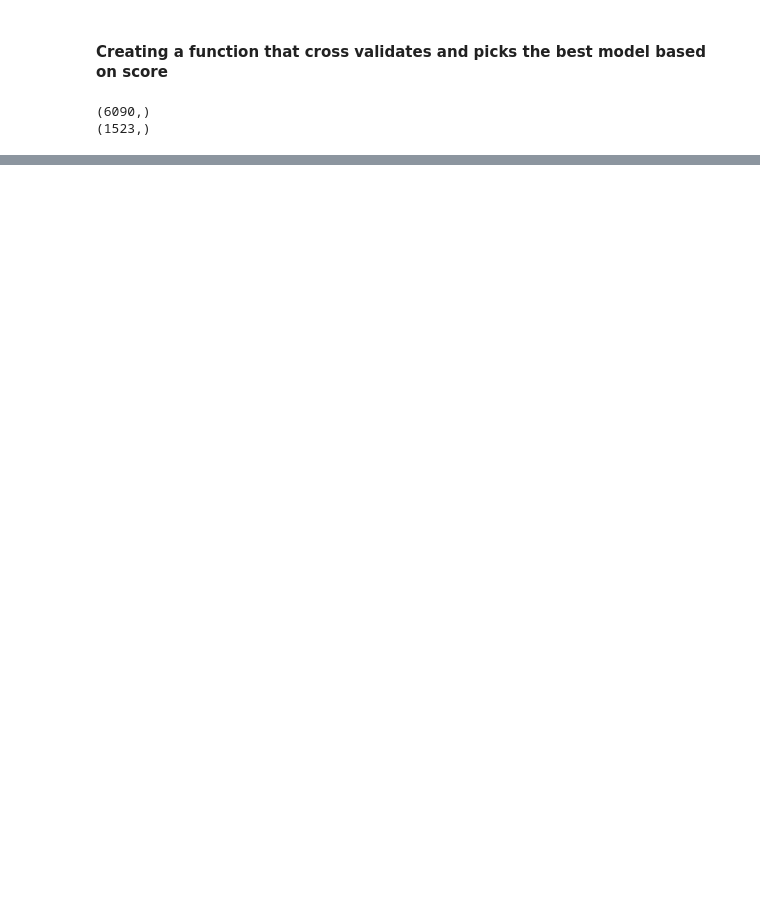
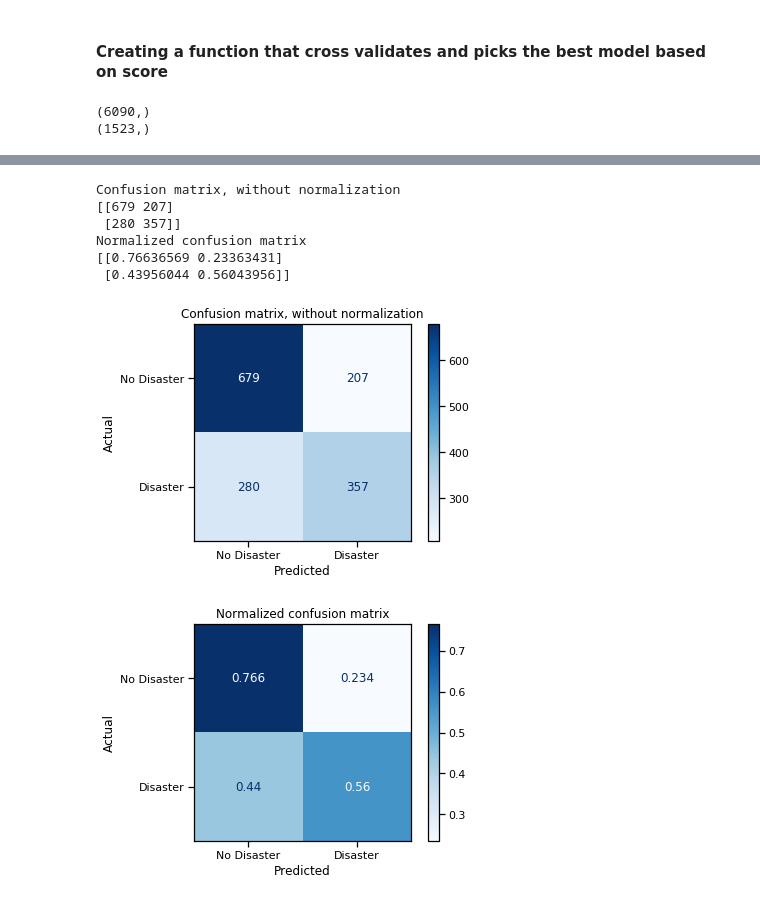
Before and after one commit to mandavatk/AnalyticsFinalProject, a Jupyter notebook: Team2_NLP_Disaster_Tweets.ipynb, the cells around one changed output, grey strips where cells are left out. Drawn from its saved outputs; the diff is of its cells as text; code cells hidden in the pictures; blank space fills up the shorter version.

Commit message:
added confusion matrix

```diff
--- a/Team2_NLP_Disaster_Tweets.ipynb
+++ b/Team2_NLP_Disaster_Tweets.ipynb
@@ -393,7 +378,7 @@ NameError: name 'train_vectors' is not defined
 # %% [markdown]
 #### Creating a function that cross validates and picks the best model based on score
 # %%
-x = train_clean["tokens"]
+x = train_clean["token"]
 y = train_clean["target"]
 # %%
 from sklearn.model_selection import train_test_split
@@ -469,0 +466,4 @@ The default value of gamma will change from 'auto' to 'scale' in version 0.22 to
+# %%
+# example use of printAccuracyInfo using gbc_model and X_test
+# note: if you trained model using rfecv_selected_train, you need to call the function with rfecv_selected_test for X_test
+xg.fit(x_train,y_train)
@@ -469,0 +501,39 @@ The default value of gamma will change from 'auto' to 'scale' in version 0.22 to
+# %%
+import matplotlib.pyplot as plt
+from sklearn.metrics import plot_confusion_matrix
+
+'''Function to print confusion matrix for a model
+   You may need to run this to update to scikit-learn version 0.22.1
+         !pip install -U scikit-learn --user
+'''
+
+def plotConfusionMatrix (negative_label, positive_label, model, x_test, y_test):
+    titles_options = [("Confusion matrix, without normalization", None,'d'),
+                      ("Normalized confusion matrix", 'true','.3g')]
+    for title, normalize,val_frmt in titles_options:
+        disp = plot_confusion_matrix(model, x_test, y_test,
+                                     display_labels=[negative_label,positive_label],
+                                     cmap=plt.cm.Blues,
+                                     values_format=val_frmt,
+                                     normalize=normalize)
+        disp.ax_.set_title(title)
+        disp.ax_.set_xlabel('Predicted')
+        disp.ax_.set_ylabel('Actual')
+
+        print(title)
+        print(disp.confusion_matrix)
+
+    plt.show()
+# %%
+# example use of plotConfusionMatrix using gbc_model and X_test
+# note: if you trained model using rfecv_selected_train, you need to call the function with rfecv_selected_test for X_test
+plotConfusionMatrix('No Disaster', 'Disaster', xg, x_test, y_test)
+# %% [output]
+Confusion matrix, without normalization
+[[679 207]
+ [280 357]]
+Normalized confusion matrix
+[[0.76636569 0.23363431]
+ [0.43956044 0.56043956]]
+[figure, added]
+[figure, added]
```
Also changed, not shown: parts of 16 cells of this notebook.
